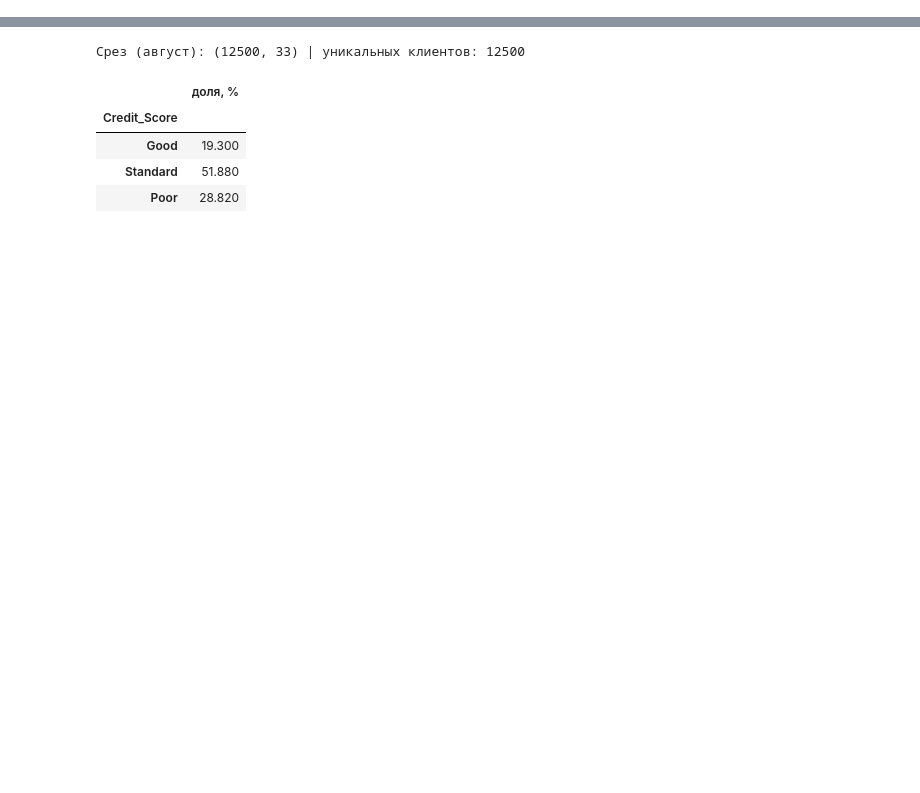
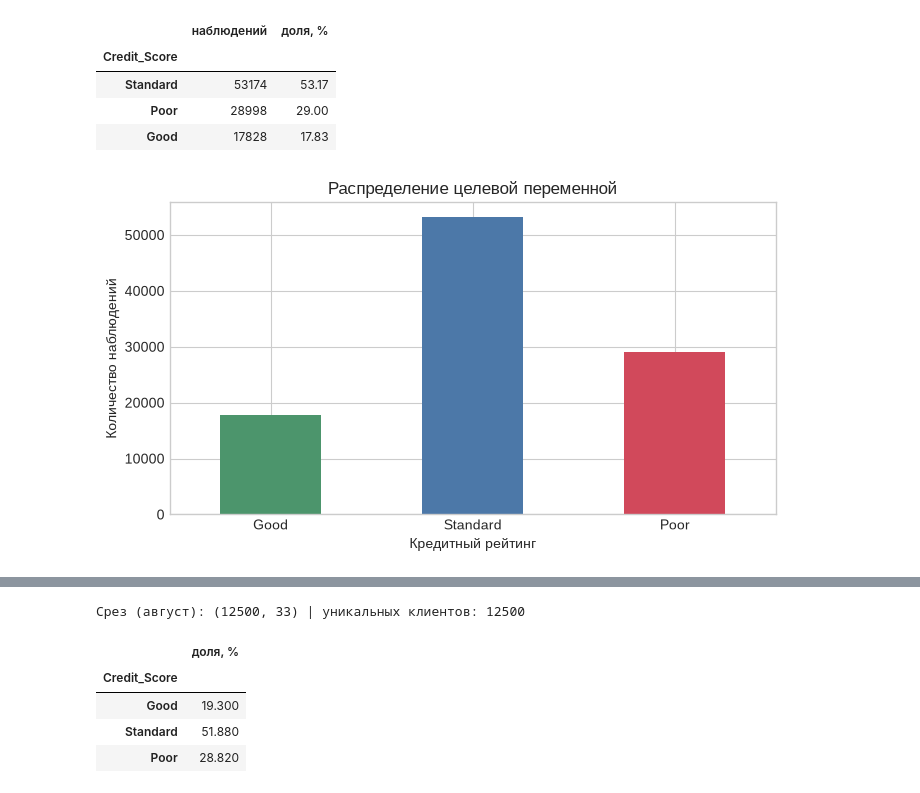
Before and after one commit to undndnwnkk/university-works, a Jupyter notebook: data-analysis-3rd-course/eda-visualization/lr2_credit_score_eda.ipynb, the cells around one changed output, grey strips where cells are left out. Saved outputs shown, nothing was run; the diff lists cells and outputs as text; code cells hidden in the pictures; blank space fills up the shorter version.

Commit message:
reworked second data-analys lab

```diff
--- a/data-analysis-3rd-course/eda-visualization/lr2_credit_score_eda.ipynb
+++ b/data-analysis-3rd-course/eda-visualization/lr2_credit_score_eda.ipynb
@@ -132,0 +78,25 @@ print("Размер:", df.shape, "| клиентов:", df["Customer_ID"].nuniqu
+# %%
+from pathlib import Path
+
+import numpy as np
+import pandas as pd
+import matplotlib.pyplot as plt
+
+pd.set_option("display.max_columns", None)
+pd.set_option("display.max_rows", 100)
+plt.style.use("seaborn-v0_8-whitegrid")
+
+candidates = [
+    Path("data"),
+    Path("../dataset-intro") / "data",
+    Path("dataset-intro") / "data",
+]
+data_dir = next((p for p in candidates if (p / "train.csv").exists()), None)
+if data_dir is None:
+    raise FileNotFoundError("Распакуйте archive.zip в папку dataset-intro/data рядом с ноутбуком")
+
+train_raw = pd.read_csv(data_dir / "train.csv", low_memory=False)
+test_raw = pd.read_csv(data_dir / "test.csv", low_memory=False)
+
+print("Папка с данными:", data_dir.resolve())
+print("train:", train_raw.shape, "test:", test_raw.shape)
@@ -132,0 +204,21 @@ print("Размер:", df.shape, "| клиентов:", df["Customer_ID"].nuniqu
+# %%
+target_counts = train_raw["Credit_Score"].value_counts()
+target_share = train_raw["Credit_Score"].value_counts(normalize=True).mul(100).round(2)
+display(pd.DataFrame({"наблюдений": target_counts, "доля, %": target_share}))
+
+ax = target_counts.reindex(["Good", "Standard", "Poor"]).plot(
+    kind="bar", color=["#4c956c", "#4c78a8", "#d1495b"], figsize=(7, 4)
+)
+ax.set_title("Распределение целевой переменной")
+ax.set_xlabel("Кредитный рейтинг")
+ax.set_ylabel("Количество наблюдений")
+ax.tick_params(axis="x", rotation=0)
+plt.tight_layout()
+plt.show()
+# %% [output]
+|  | наблюдений | доля, % |
+| Credit_Score |  |  |
+| Standard | 53174 | 53.17 |
+| Poor | 28998 | 29.00 |
+| Good | 17828 | 17.83 |
+[figure, added]
```
Also changed, not shown: parts of 97 cells of this notebook, 17 other files.
